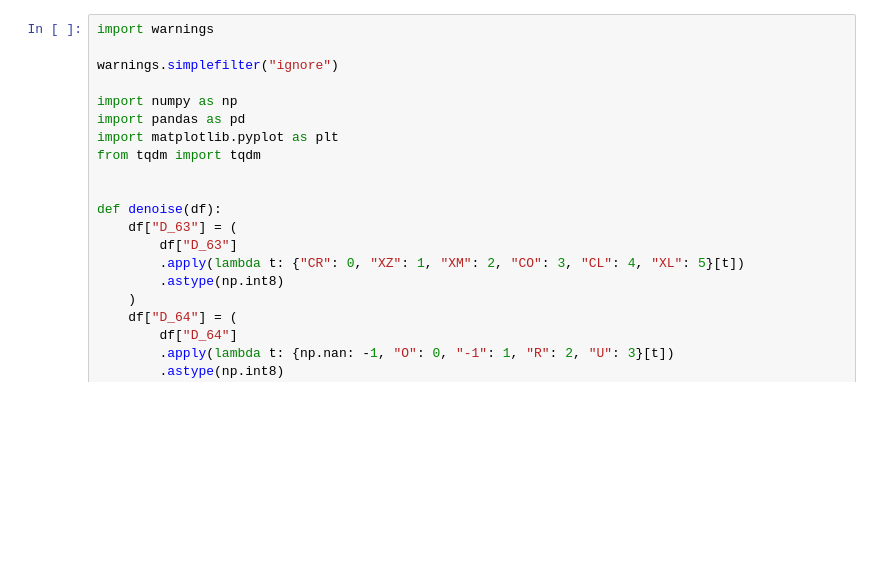
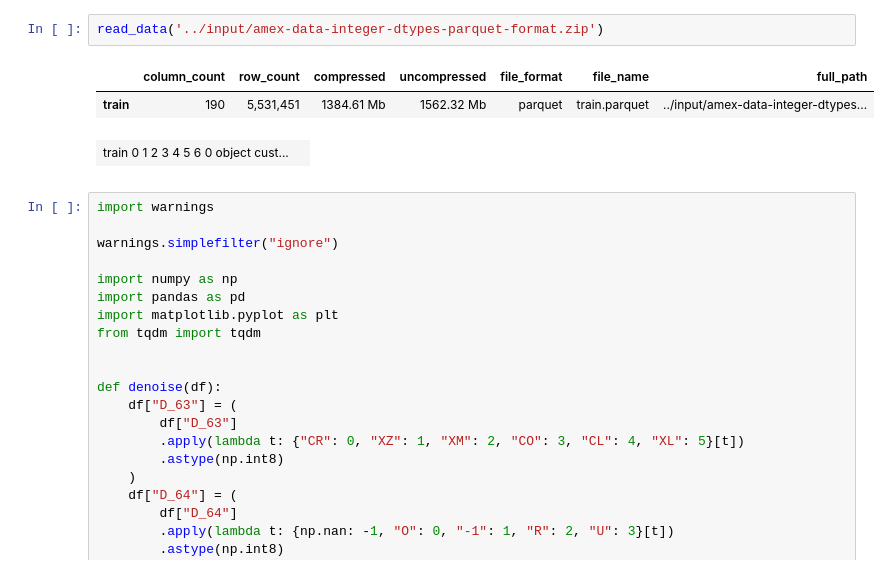
Before and after one commit to rfmanz/amex, a Jupyter notebook: nbs/S1_denoise.ipynb, the cells around one changed output. Drawn from its saved outputs; the diff is of its cells as text; blank space fills up the shorter version.

```diff
--- a/nbs/S1_denoise.ipynb
+++ b/nbs/S1_denoise.ipynb
@@ -15,3 +20,10 @@ FileNotFoundError: Path d:\miscellaneous\amex\nbs\input doesn't exist
+# %%
+read_data('../input/amex-data-integer-dtypes-parquet-format.zip')
+# %% [output]
+|  | column_count | row_count | compressed | uncompressed | file_format | file_name | full_path |
+| train | 190 | 5,531,451 | 1384.61 Mb | 1562.32 Mb | parquet | train.parquet | ../input/amex-data-integer-dtypes... |
+| train 0 1 2 3 4 5 6 0 object cust... |  |
+|  |  |
 # %%
 import warnings
 
```
Also changed, not shown: parts of 3 cells of this notebook.
